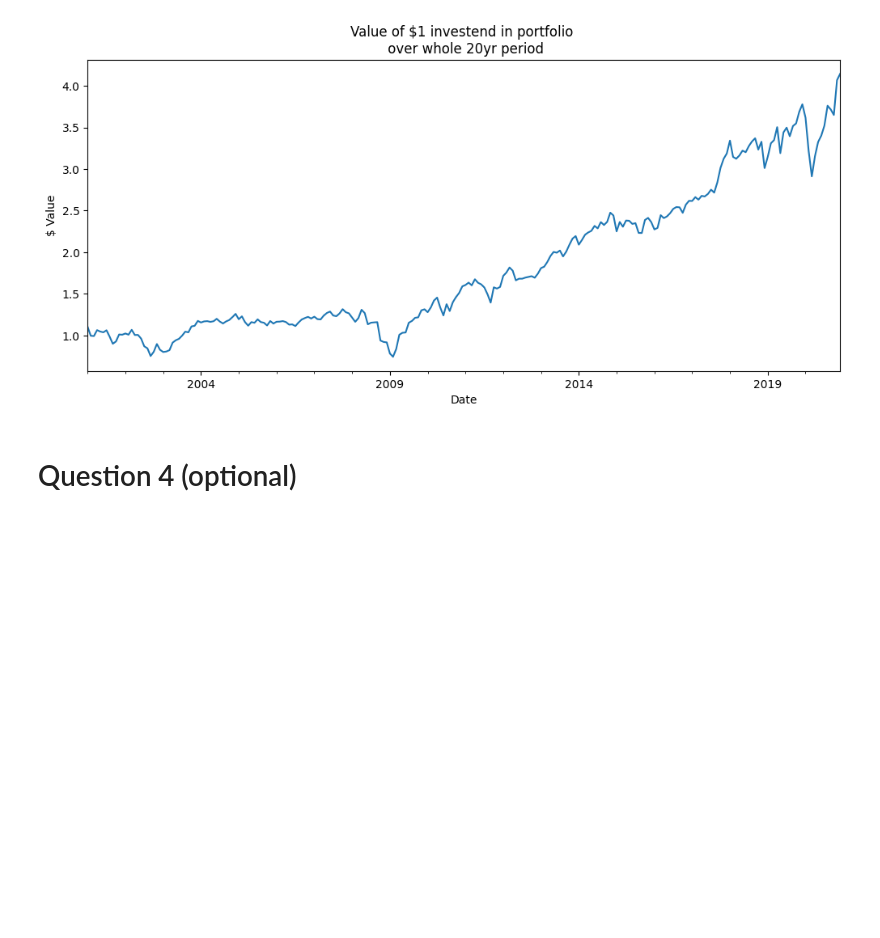
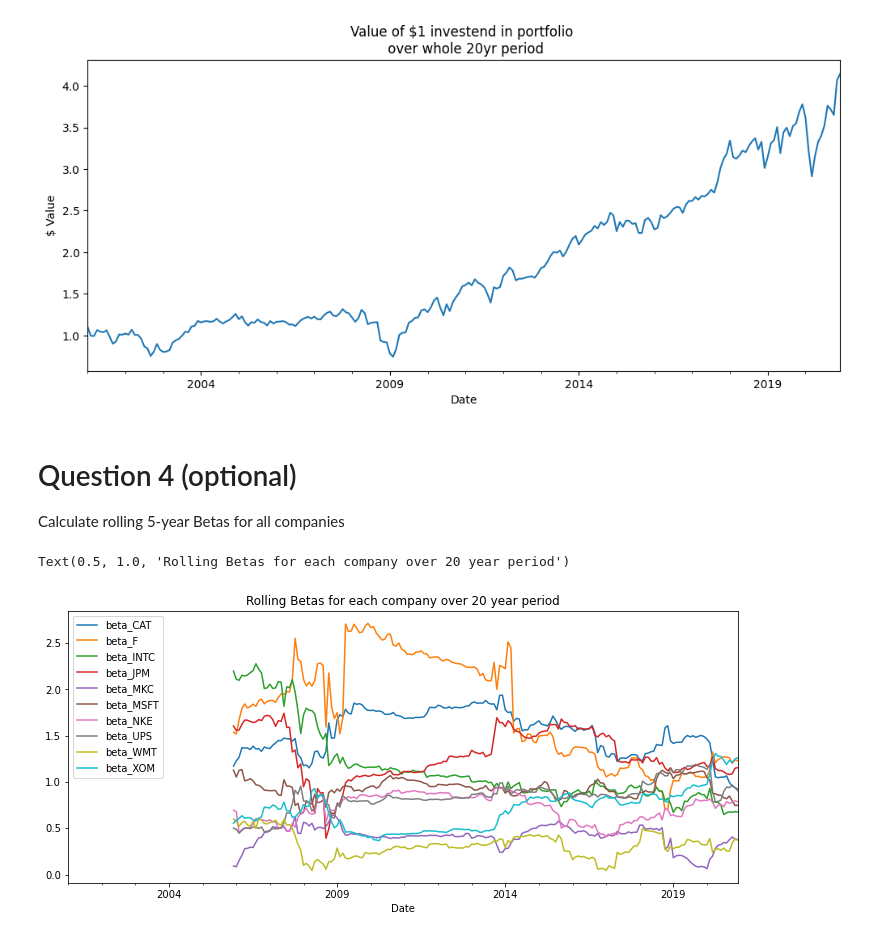
Before and after one commit to maxbranting/investment-theory, a Jupyter notebook: portfolio.ipynb, the cells around one changed output. Saved outputs shown, nothing was run; the diff lists cells and outputs as text; code cells hidden in the pictures; blank space fills up the shorter version.

Commit message:
Adding Rolling Betas - Question 4

```diff
--- a/portfolio.ipynb
+++ b/portfolio.ipynb
@@ -518,3 +489,24 @@ Text(0, 0.5, '$ Value')
 [figure]
 # %% [markdown]
 # Question 4 (optional)
+
+Calculate rolling 5-year Betas for all companies
+# %%
+rolling_betas = []
+colsreg = [x for x in dffull.columns.tolist() if '_re' in x]
+
+for stock in colsreg:
+    # calculate covariance matrix between stock and market for each rolling window of 5 years
+    cov_matrix = dffull[[stock, 'reM']].rolling(60).cov()
+    # Divide Covariance of stock and Market Return by Market Return Variance (stupid inherited naming in cov matrix)
+    cov_matrix['beta_' + stock[:-3]]= cov_matrix[stock] / cov_matrix['reM']
+    # Extract the cross section (.xs()) of each period where the Beta is located (position [1,1] = reM, 1)
+    rolling_betas.append(cov_matrix.xs('reM', level=1, axis=0)['beta_' + stock[:-3]])
+
+df_roll_betas = pd.concat(rolling_betas, axis=1)
+
+df_roll_betas.plot(figsize=(12,5))
+plt.title('Rolling Betas for each company over 20 year period')
+# %% [output]
+Text(0.5, 1.0, 'Rolling Betas for each company over 20 year period')
+[figure, added]
```
Also changed, not shown: parts of 4 cells of this notebook, 1 other file.
